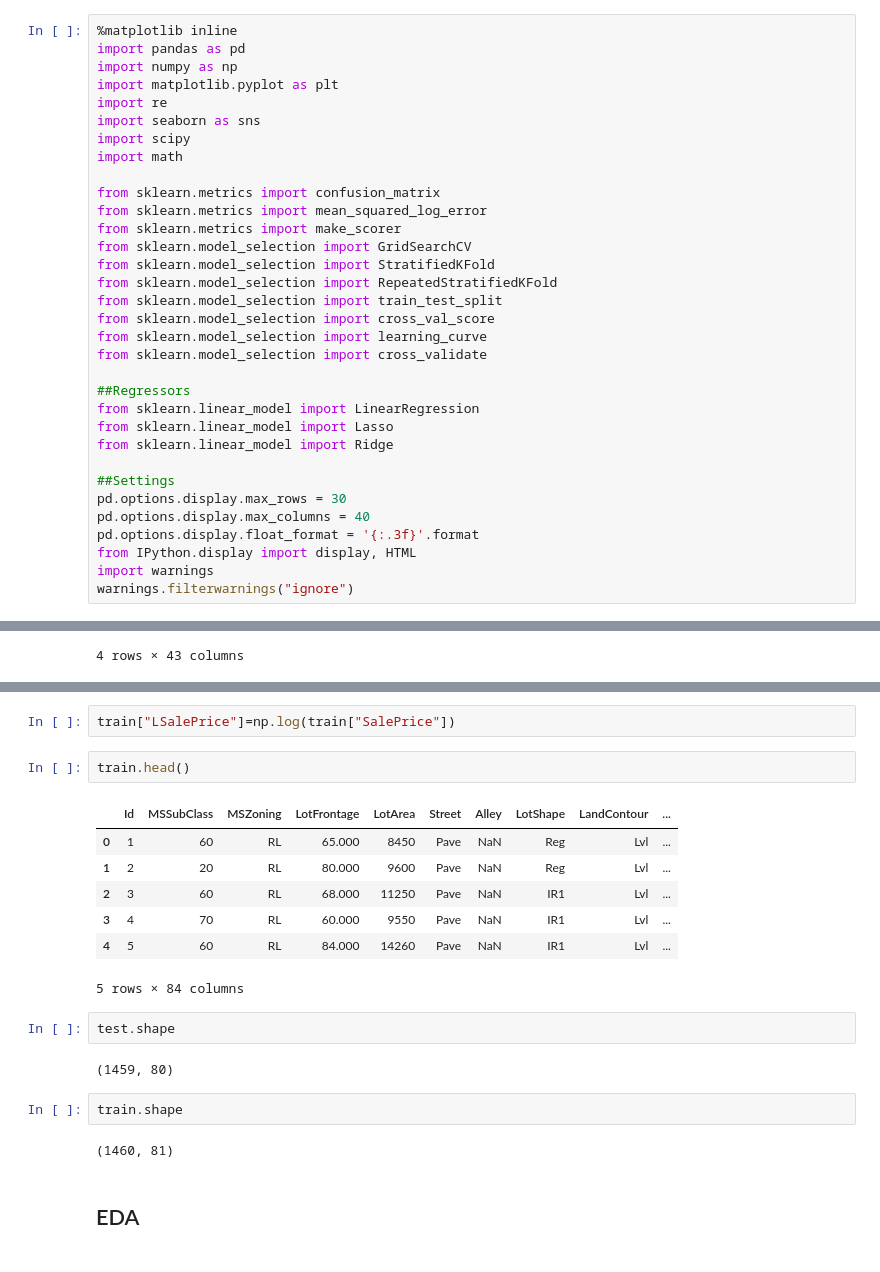
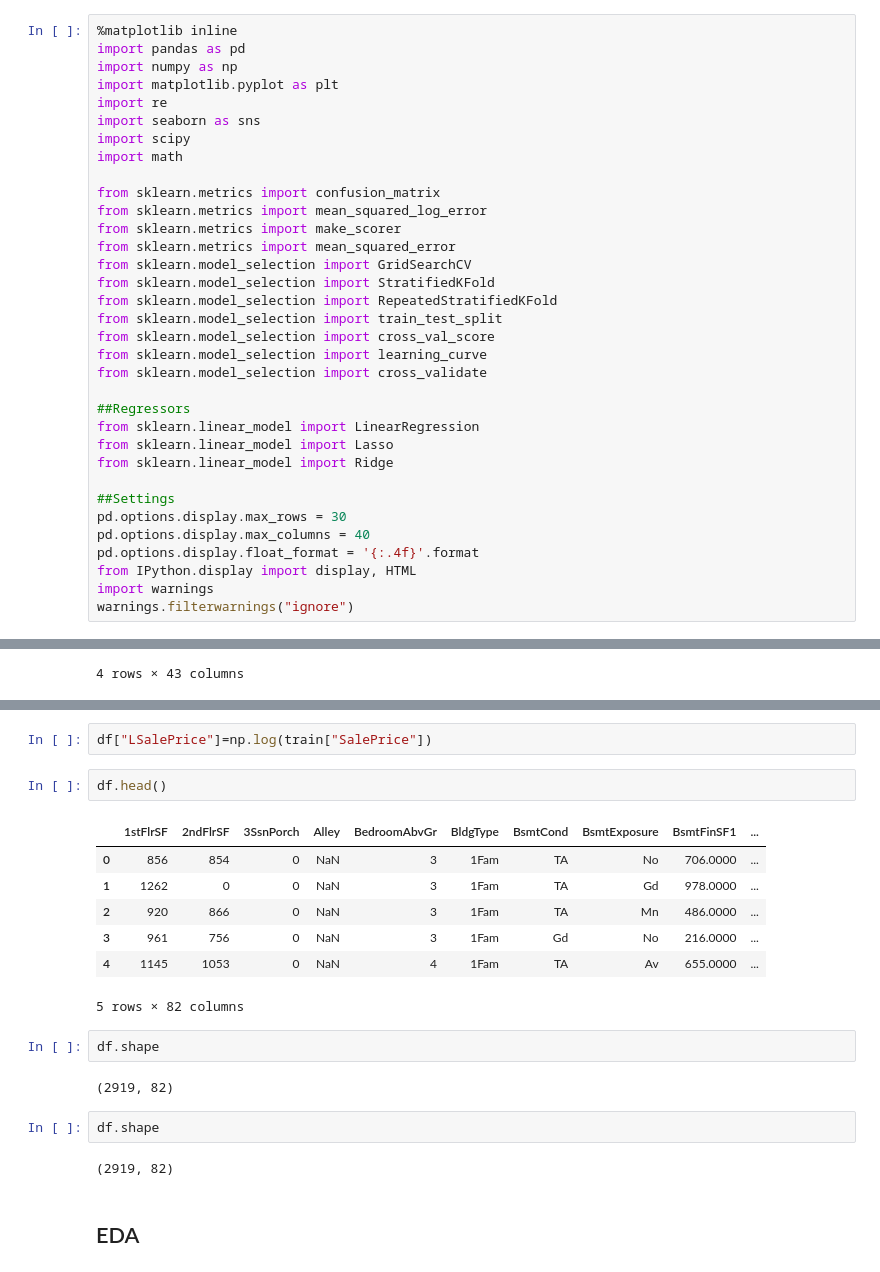
Before and after one commit to StevenDalderop/Ames-Housing-Dataset, a Jupyter notebook: Ames Housing Dataset.ipynb, the cells around one changed output, grey strips where cells are left out. Saved outputs shown, nothing was run; the diff lists cells and outputs as text.

```diff
--- a/Ames Housing Dataset.ipynb
+++ b/Ames Housing Dataset.ipynb
@@ -13,6 +13,7 @@ import math
 from sklearn.metrics import confusion_matrix
 from sklearn.metrics import mean_squared_log_error
 from sklearn.metrics import make_scorer
+from sklearn.metrics import mean_squared_error
 from sklearn.model_selection import GridSearchCV
 from sklearn.model_selection import StratifiedKFold
 from sklearn.model_selection import RepeatedStratifiedKFold
@@ -29,7 +30,7 @@ from sklearn.linear_model import Ridge
 ##Settings
 pd.options.display.max_rows = 30
 pd.options.display.max_columns = 40
-pd.options.display.float_format = '{:.3f}'.format
+pd.options.display.float_format = '{:.4f}'.format
 from IPython.display import display, HTML
 import warnings
 warnings.filterwarnings("ignore")
@@ -93,23 +131,23 @@ memory usage: 924.0+ KB
 # %%
-train["LSalePrice"]=np.log(train["SalePrice"])
+df["LSalePrice"]=np.log(train["SalePrice"])
 # %%
-train.head()
+df.head()
 # %% [output]
-|  | Id | MSSubClass | MSZoning | LotFrontage | LotArea | Street | Alley | LotShape | LandContour | ... |
-| 0 | 1 | 60 | RL | 65.000 | 8450 | Pave | NaN | Reg | Lvl | ... |
-| 1 | 2 | 20 | RL | 80.000 | 9600 | Pave | NaN | Reg | Lvl | ... |
-| 2 | 3 | 60 | RL | 68.000 | 11250 | Pave | NaN | IR1 | Lvl | ... |
-| 3 | 4 | 70 | RL | 60.000 | 9550 | Pave | NaN | IR1 | Lvl | ... |
-| 4 | 5 | 60 | RL | 84.000 | 14260 | Pave | NaN | IR1 | Lvl | ... |
+|  | 1stFlrSF | 2ndFlrSF | 3SsnPorch | Alley | BedroomAbvGr | BldgType | BsmtCond | BsmtExposure | BsmtFinSF1 | ... |
+| 0 | 856 | 854 | 0 | NaN | 3 | 1Fam | TA | No | 706.0000 | ... |
+| 1 | 1262 | 0 | 0 | NaN | 3 | 1Fam | TA | Gd | 978.0000 | ... |
+| 2 | 920 | 866 | 0 | NaN | 3 | 1Fam | TA | Mn | 486.0000 | ... |
+| 3 | 961 | 756 | 0 | NaN | 3 | 1Fam | Gd | No | 216.0000 | ... |
+| 4 | 1145 | 1053 | 0 | NaN | 4 | 1Fam | TA | Av | 655.0000 | ... |
-5 rows × 84 columns
+5 rows × 82 columns
 # %%
-test.shape
+df.shape
 # %% [output]
-(1459, 80)
+(2919, 82)
 # %%
-train.shape
+df.shape
 # %% [output]
-(1460, 81)
+(2919, 82)
 # %% [markdown]
 ## EDA
 # %% [markdown]
```
Also changed, not shown: parts of 27 cells of this notebook, 1 other file.
